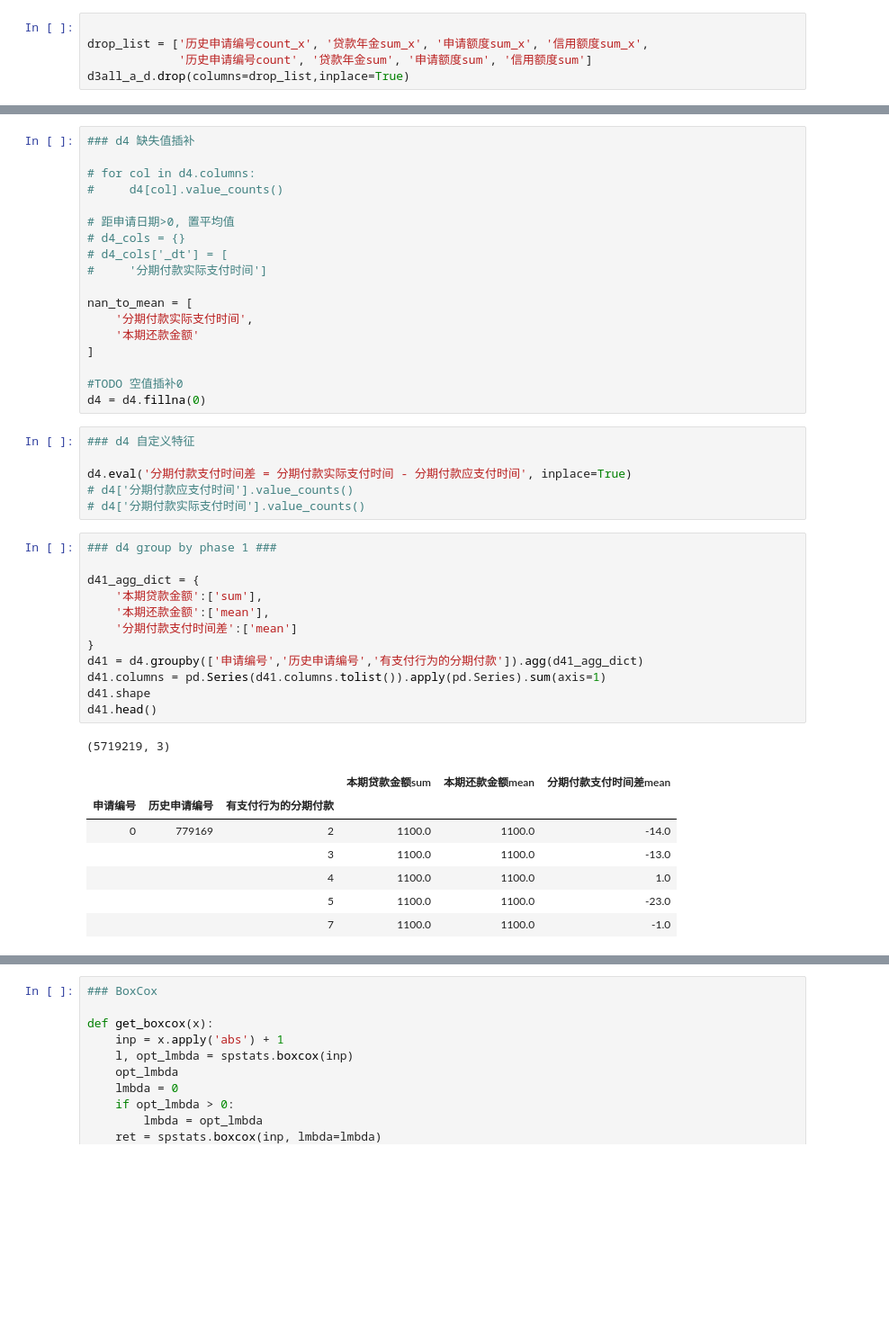
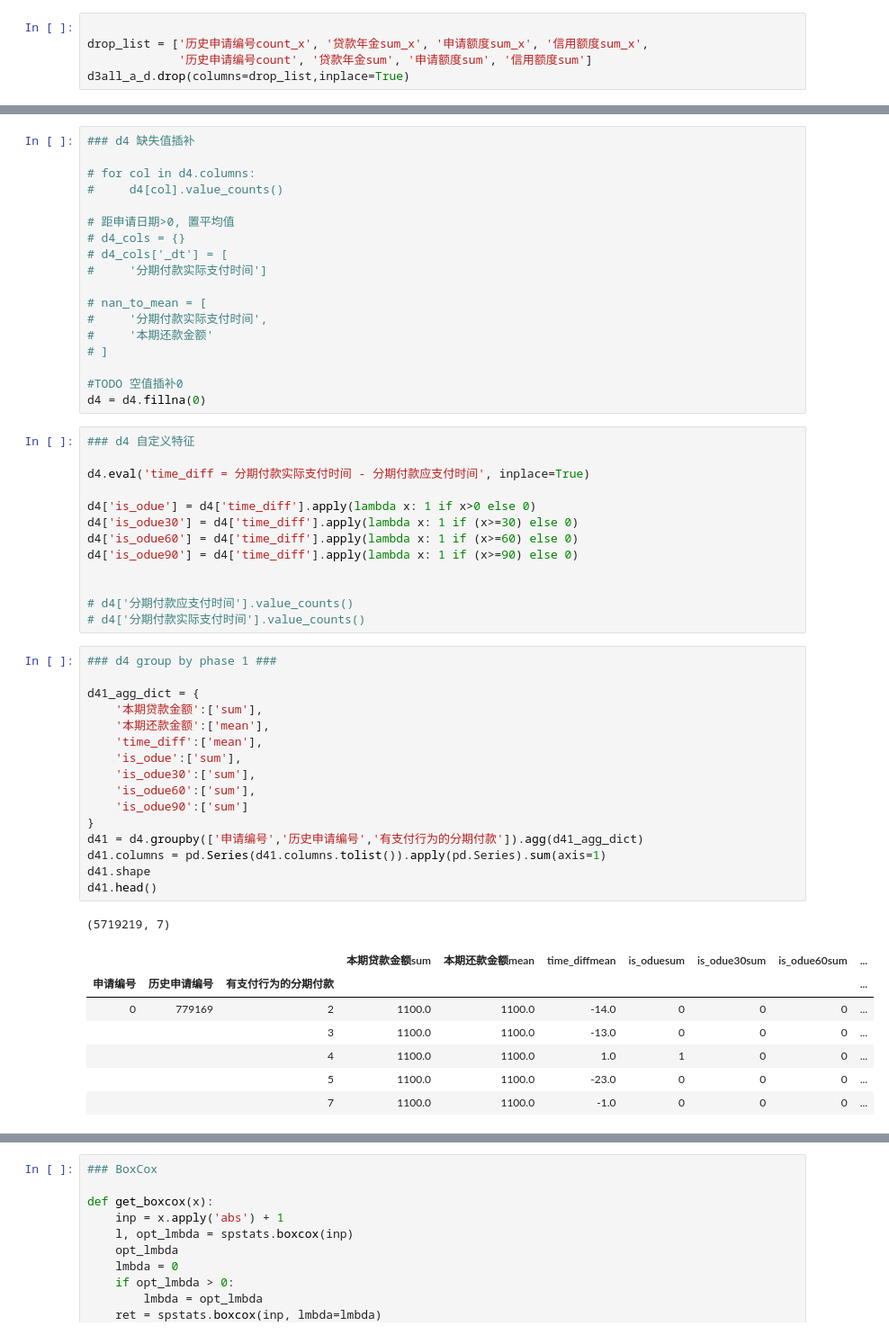
Before and after one commit to boyang-li/the-mission-cup, a Jupyter notebook: 1_feature_engineering.ipynb, the cells around one changed output, grey strips where cells are left out. Shown: that part at 90% size. Saved outputs shown, nothing was run; the diff lists cells and outputs as text; blank space fills up the shorter version.

```diff
--- a/1_feature_engineering.ipynb
+++ b/1_feature_engineering.ipynb
@@ -752,37 +818,48 @@ inter_d12_d3all_a_d.to_csv(f'./tmp/{prefix}_d1234.csv')
 # d4_cols['_dt'] = [
 #     '分期付款实际支付时间']
 
-nan_to_mean = [
-    '分期付款实际支付时间',
-    '本期还款金额'
-]
+# nan_to_mean = [
+#     '分期付款实际支付时间',
+#     '本期还款金额'
+# ]
 
 #TODO 空值插补0
 d4 = d4.fillna(0)
-# %%
-### d4 自定义特征
-
-d4.eval('分期付款支付时间差 = 分期付款实际支付时间 - 分期付款应支付时间', inplace=True)
-# d4['分期付款应支付时间'].value_counts()
-# d4['分期付款实际支付时间'].value_counts()
+# %%
+### d4 自定义特征
+
+d4.eval('time_diff = 分期付款实际支付时间 - 分期付款应支付时间', inplace=True)
+
+d4['is_odue'] = d4['time_diff'].apply(lambda x: 1 if x>0 else 0)
+d4['is_odue30'] = d4['time_diff'].apply(lambda x: 1 if (x>=30) else 0)
+d4['is_odue60'] = d4['time_diff'].apply(lambda x: 1 if (x>=60) else 0)
+d4['is_odue90'] = d4['time_diff'].apply(lambda x: 1 if (x>=90) else 0)
+
+
+# d4['分期付款应支付时间'].value_counts()
+# d4['分期付款实际支付时间'].value_counts()
 # %%
 ### d4 group by phase 1 ###
 
 d41_agg_dict = {
     '本期贷款金额':['sum'],
     '本期还款金额':['mean'],
-    '分期付款支付时间差':['mean']
+    'time_diff':['mean'],
+    'is_odue':['sum'],
+    'is_odue30':['sum'],
+    'is_odue60':['sum'],
+    'is_odue90':['sum']
 }
 d41 = d4.groupby(['申请编号','历史申请编号','有支付行为的分期付款']).agg(d41_agg_dict)
 d41.columns = pd.Series(d41.columns.tolist()).apply(pd.Series).sum(axis=1)
 d41.shape
 d41.head()
 # %% [output]
-(5719219, 3)
+(5719219, 7)
-|  |  |  | 本期贷款金额sum | 本期还款金额mean | 分期付款支付时间差mean |
-| 申请编号 | 历史申请编号 | 有支付行为的分期付款 |  |  |  |
-| 0 | 779169 | 2 | 1100.0 | 1100.0 | -14.0 |
-|  |  | 3 | 1100.0 | 1100.0 | -13.0 |
-|  |  | 4 | 1100.0 | 1100.0 | 1.0 |
-|  |  | 5 | 1100.0 | 1100.0 | -23.0 |
-|  |  | 7 | 1100.0 | 1100.0 | -1.0 |
+|  |  |  | 本期贷款金额sum | 本期还款金额mean | time_diffmean | is_oduesum | is_odue30sum | is_odue60sum | ... |
+| 申请编号 | 历史申请编号 | 有支付行为的分期付款 |  |  |  |  |  |  | ... |
+| 0 | 779169 | 2 | 1100.0 | 1100.0 | -14.0 | 0 | 0 | 0 | ... |
+|  |  | 3 | 1100.0 | 1100.0 | -13.0 | 0 | 0 | 0 | ... |
+|  |  | 4 | 1100.0 | 1100.0 | 1.0 | 1 | 0 | 0 | ... |
+|  |  | 5 | 1100.0 | 1100.0 | -23.0 | 0 | 0 | 0 | ... |
+|  |  | 7 | 1100.0 | 1100.0 | -1.0 | 0 | 0 | 0 | ... |
```
Also changed, not shown: parts of 22 cells of this notebook.
